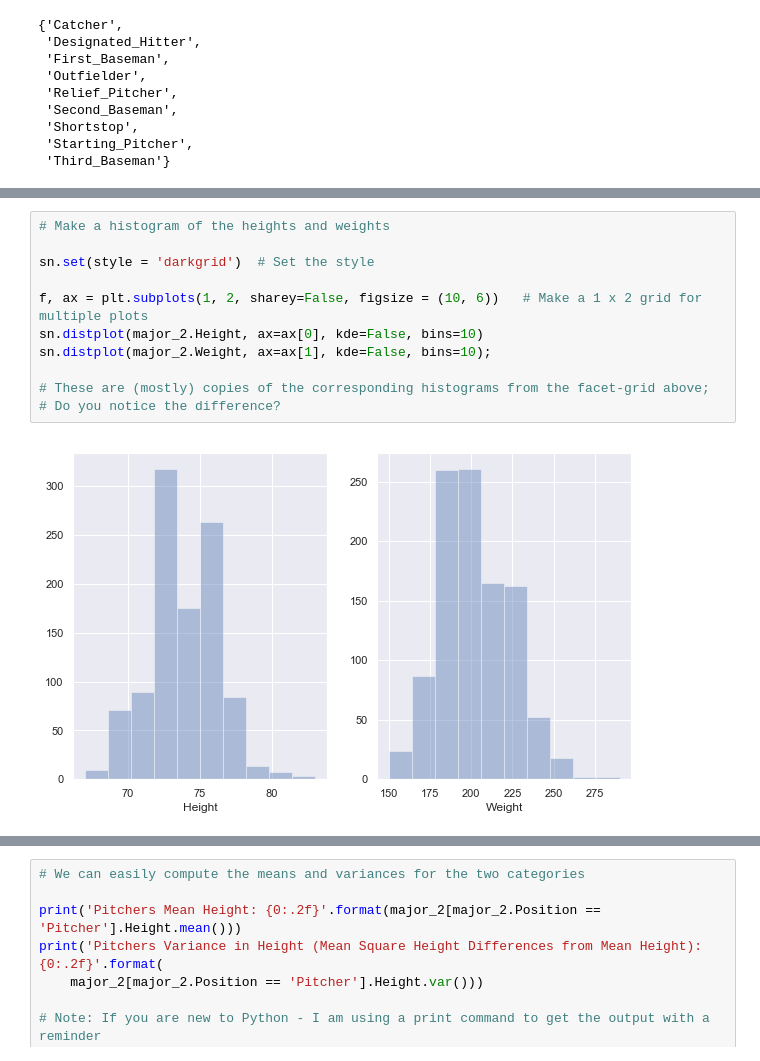
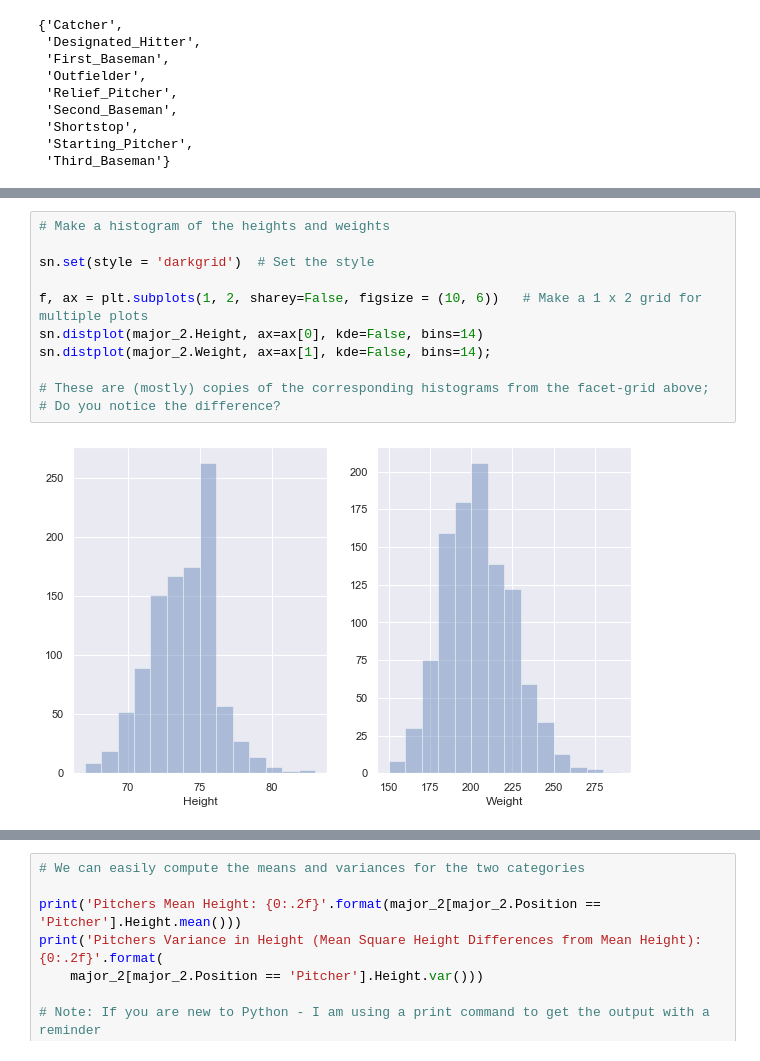
Before and after one commit to virgilpierce/STAT_411, a Jupyter notebook: 1 - Intro and Motivating Ex.ipynb, the cells around one changed output, grey strips where cells are left out. Cells and saved outputs as stored; diff of their text form.

```diff
--- a/1 - Intro and Motivating Ex.ipynb
+++ b/1 - Intro and Motivating Ex.ipynb
@@ -307,16 +306,16 @@ major_2 # print the dataframe to check if there is a problem
 # %%
 # Make a histogram of the heights and weights
 
 sn.set(style = 'darkgrid')  # Set the style
 
 f, ax = plt.subplots(1, 2, sharey=False, figsize = (10, 6))   # Make a 1 x 2 grid for multiple plots
-sn.distplot(major_2.Height, ax=ax[0], kde=False, bins=10)
-sn.distplot(major_2.Weight, ax=ax[1], kde=False, bins=10);
+sn.distplot(major_2.Height, ax=ax[0], kde=False, bins=14)
+sn.distplot(major_2.Weight, ax=ax[1], kde=False, bins=14);
 
 # These are (mostly) copies of the corresponding histograms from the facet-grid above;
 # Do you notice the difference?
 # %% [output]
-[figure, old version]
+[figure, new version]
 # %%
 # Make them again but by player position also
 
```
Also changed, not shown: parts of 21 cells of this notebook.
